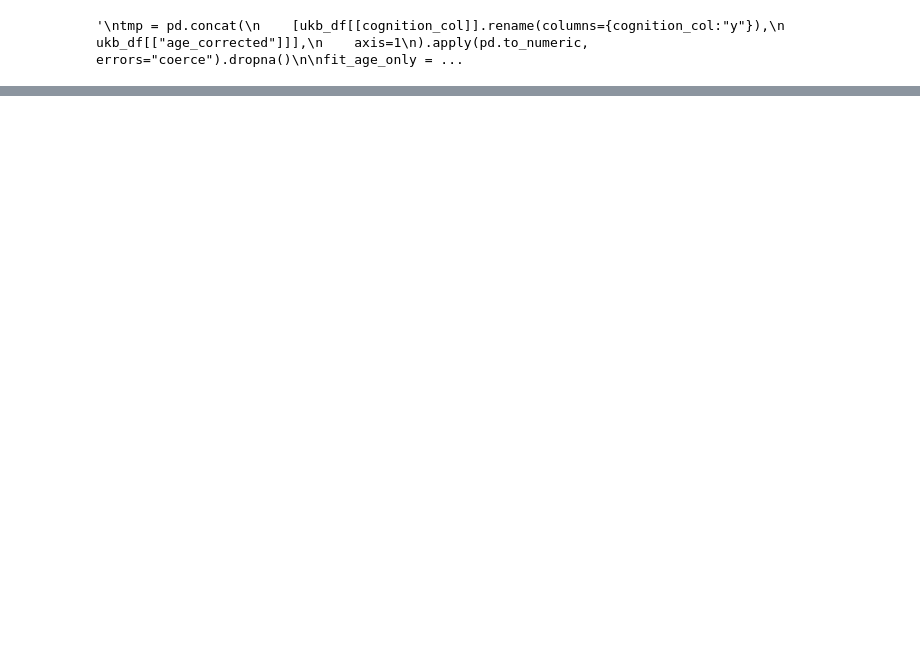
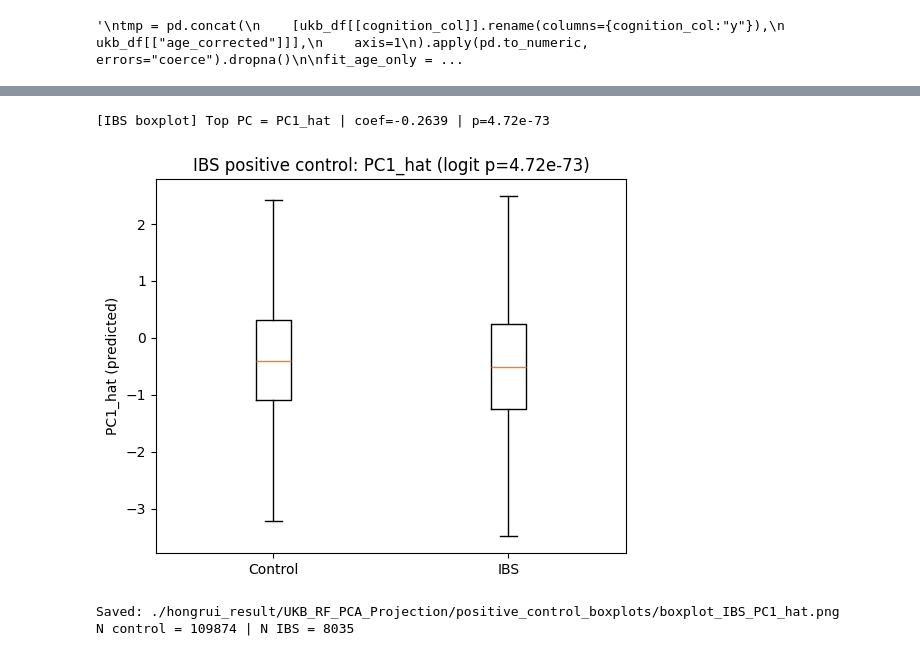
Before and after one commit to liuhon33/AGP_python_with_CV, a Jupyter notebook: projection_RF_PCA.ipynb, the cells around one changed output, grey strips where cells are left out. Drawn from its saved outputs; the diff is of its cells as text; code cells hidden in the pictures; blank space fills up the shorter version.

```diff
--- a/projection_RF_PCA.ipynb
+++ b/projection_RF_PCA.ipynb
@@ -734,0 +1299,73 @@ Top outcomes by joint p-value:
+# %%
+# ============================================================
+# Positive control visualization (IBS):
+# Boxplot of Control vs Diseased for the most significant PC
+# (picked from pc_df for outcome == "ibs")
+# ============================================================
+
+import os
+import numpy as np
+import matplotlib.pyplot as plt
+
+# --- 1) Choose the "top" PC for IBS (min p-value; fallback to |coef| if no p-values) ---
+ibs_pc_stats = pc_df.loc[pc_df["outcome"].eq("ibs")].copy()
+if ibs_pc_stats.shape[0] == 0:
+    raise ValueError("No IBS rows found in pc_df (did the IBS logit run?).")
+
+if ibs_pc_stats["p_value"].notna().any():
+    ibs_pc_stats = ibs_pc_stats.sort_values("p_value", ascending=True)
+else:
+    ibs_pc_stats["abs_coef"] = ibs_pc_stats["coef_log_odds"].abs()
+    ibs_pc_stats = ibs_pc_stats.sort_values("abs_coef", ascending=False)
+
+top_pc = str(ibs_pc_stats.iloc[0]["predictor"])
+top_p  = ibs_pc_stats.iloc[0]["p_value"] if "p_value" in ibs_pc_stats.columns else np.nan
+top_b  = ibs_pc_stats.iloc[0]["coef_log_odds"] if "coef_log_odds" in ibs_pc_stats.columns else np.nan
+
+print(f"[IBS boxplot] Top PC = {top_pc} | coef={top_b:.4g} | p={top_p:.3g}")
+
+# --- 2) Rebuild the IBS modeling dataframe using the SAME complete-case logic as your logit ---
+df_ibs = pd.concat(
+    [
+        ukb_df[["ibs"]].rename(columns={"ibs": "y"}),
+        pc_hat_num,
+        cov_df
+    ],
+    axis=1
+).replace([np.inf, -np.inf], np.nan)
+
+y_bin = coerce_binary(df_ibs["y"])
+if y_bin is None:
+    raise ValueError("ibs is not binary-coded as 0/1 or 1/2.")
+df_ibs["y"] = y_bin
+
+needed = ["y"] + pc_cols + cov_cols
+df_ibs = df_ibs.dropna(subset=needed)
+
+# --- 3) Boxplot: Control vs IBS for the top PC ---
+box_dir = os.path.join(out_dir, "positive_control_boxplots")
+os.makedirs(box_dir, exist_ok=True)
+
+vals_control = df_ibs.loc[df_ibs["y"].eq(0), top_pc].astype(float).values
+vals_ibs     = df_ibs.loc[df_ibs["y"].eq(1), top_pc].astype(float).values
+
+fig, ax = plt.subplots(figsize=(5.5, 4.5))
+ax.boxplot([vals_control, vals_ibs], labels=["Control", "IBS"], showfliers=False)
+ax.set_ylabel(f"{top_pc} (predicted)")
+title = f"IBS positive control: {top_pc}"
+if pd.notna(top_p):
+    title += f" (logit p={top_p:.2e})"
+ax.set_title(title)
+
+plt.tight_layout()
+out_png = os.path.join(box_dir, f"boxplot_IBS_{top_pc}.png")
+plt.savefig(out_png, dpi=300)
+plt.show()
+
+print("Saved:", out_png)
+print("N control =", len(vals_control), "| N IBS =", len(vals_ibs))
+# %% [output]
+[IBS boxplot] Top PC = PC1_hat | coef=-0.2639 | p=4.72e-73
+[figure, added]
+Saved: ./hongrui_result/UKB_RF_PCA_Projection/positive_control_boxplots/boxplot_IBS_PC1_hat.png
+N control = 109874 | N IBS = 8035
```
Also changed, not shown: parts of 14 cells of this notebook, 7 other files.
